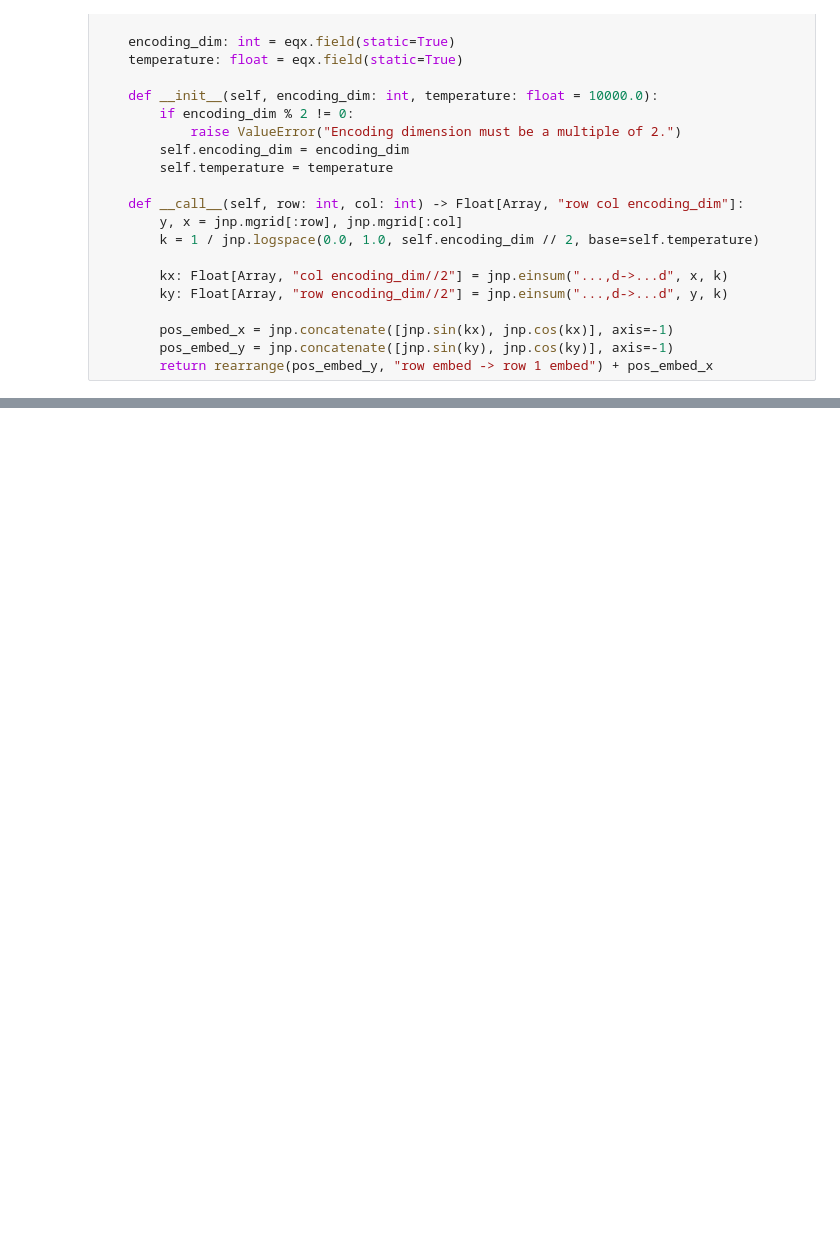
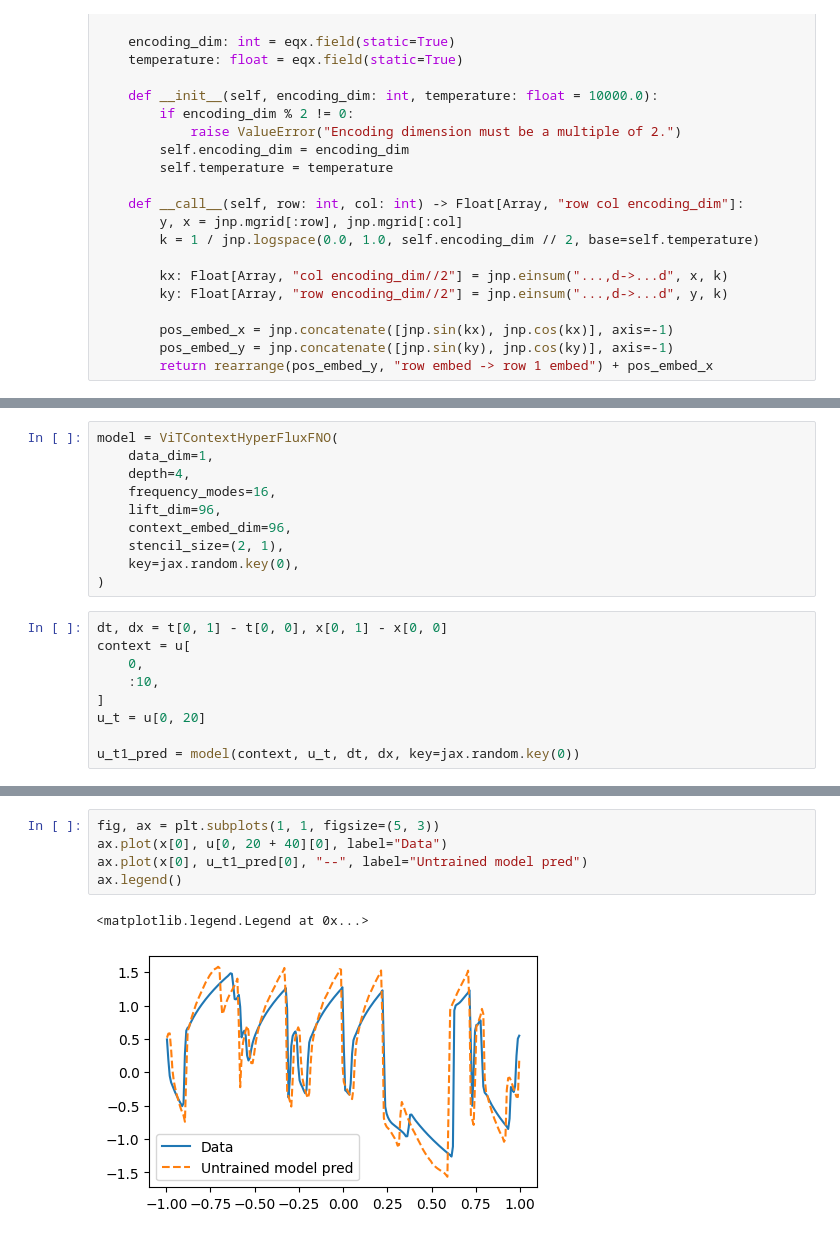
Before and after one commit to xx257xx/CONTEXT_FLUX_NO, a Jupyter notebook: iconfluxno_jax.ipynb, the cells around one changed output, grey strips where cells are left out. Cells and saved outputs as stored; diff of their text form; blank space fills up the shorter version.

Commit message:
Debugged the JAX version of the Context Flux NO

```diff
--- a/iconfluxno_jax.ipynb
+++ b/iconfluxno_jax.ipynb
@@ -420,0 +492,19 @@ class ViTContextHyperFluxFNO(eqx.Module):
+# %%
+model = ViTContextHyperFluxFNO(
+    data_dim=1,
+    depth=4,
+    frequency_modes=16,
+    lift_dim=96,
+    context_embed_dim=96,
+    stencil_size=(2, 1),
+    key=jax.random.key(0),
+)
+# %%
+dt, dx = t[0, 1] - t[0, 0], x[0, 1] - x[0, 0]
+context = u[
+    0,
+    :10,
+]
+u_t = u[0, 20]
+
+u_t1_pred = model(context, u_t, dt, dx, key=jax.random.key(0))
@@ -420,0 +541,8 @@ class ViTContextHyperFluxFNO(eqx.Module):
+# %%
+fig, ax = plt.subplots(1, 1, figsize=(5, 3))
+ax.plot(x[0], u[0, 20 + 40][0], label="Data")
+ax.plot(x[0], u_t1_pred[0], "--", label="Untrained model pred")
+ax.legend()
+# %% [output]
+<matplotlib.legend.Legend at 0x...>
+[figure, added]
```
Also changed, not shown: parts of 12 cells of this notebook, 8 other files.
